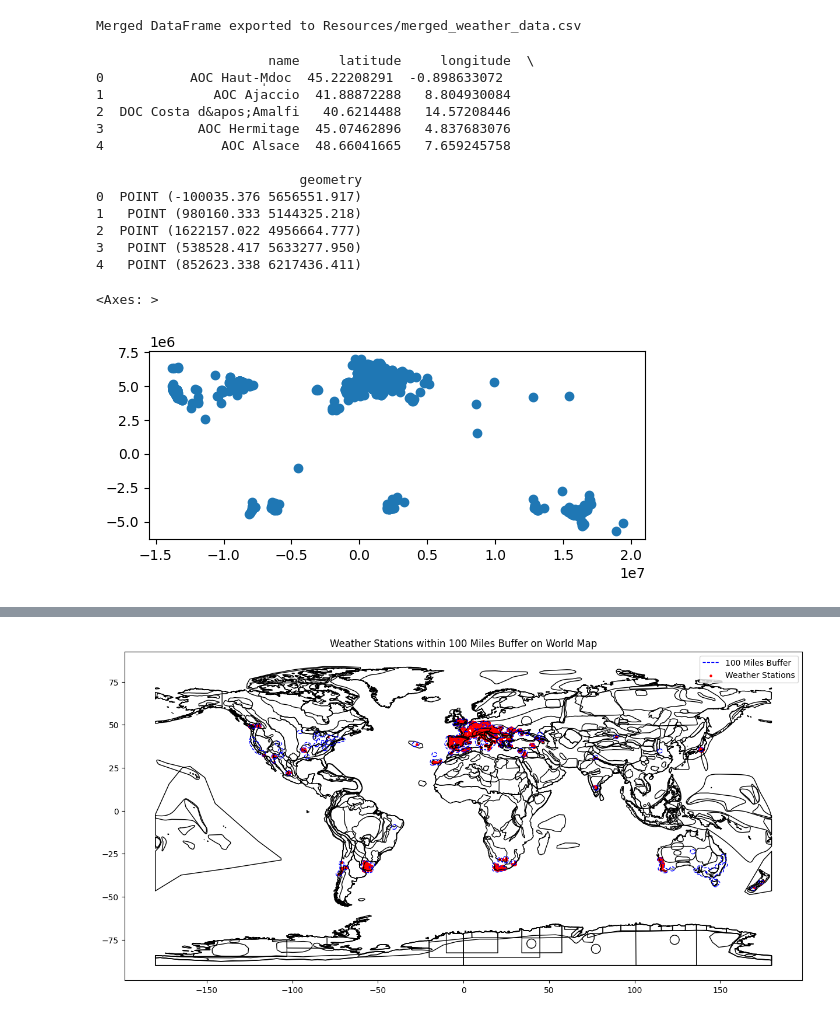
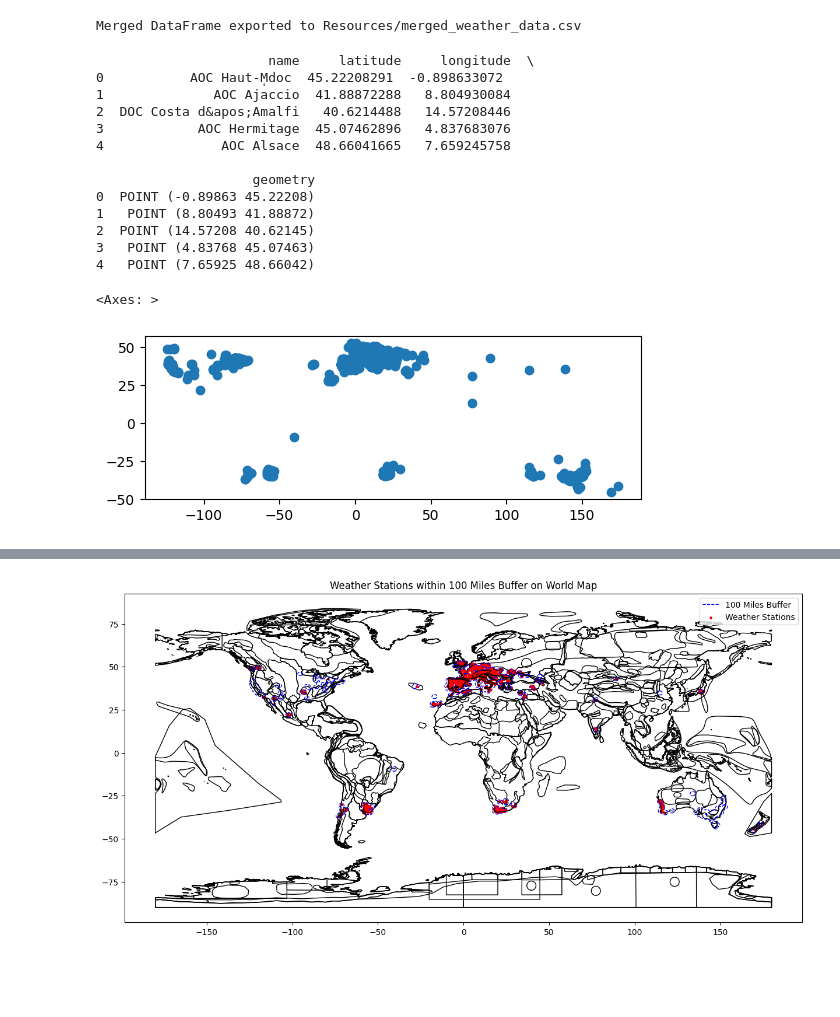
Before and after one commit to omomadcat/Viticulture, a Jupyter notebook: FindingStationsinWineRegions.ipynb, the cells around one changed output, grey strips where cells are left out. Drawn from its saved outputs; the diff is of its cells as text; code cells hidden in the pictures; blank space fills up the shorter version.

```diff
--- a/FindingStationsinWineRegions.ipynb
+++ b/FindingStationsinWineRegions.ipynb
@@ -139,36 +58,36 @@ Merged DataFrame exported to Resources/merged_weather_data.csv
 # %%
 import geopandas as gpd
 from shapely.geometry import Point
 from shapely.ops import unary_union
 
 # Load the shapefile
 shapefile_path = 'Resources/Shapefiles/GlobalVineyards.shp'
 gdf_shape = gpd.read_file(shapefile_path)
 
 # Ensure the shapefile uses the same coordinate system as the weather data
 gdf_shape = gdf_shape.to_crs(epsg=4326)
 
 # Display the first few rows of the GeoDataFrame
-print(gdf.head())
+print(gdf_shape.head())
 
 # Plot the shapefile
-gdf.plot()
+gdf_shape.plot()
 # %% [output]
                       name     latitude     longitude  \
 0           AOC Haut-M̩doc  45.22208291  -0.898633072
 1              AOC Ajaccio  41.88872288   8.804930084
 2  DOC Costa d&apos;Amalfi   40.6214488   14.57208446
 3            AOC Hermitage  45.07462896   4.837683076
 4               AOC Alsace  48.66041665   7.659245758
 
-                          geometry
-0  POINT (-100035.376 5656551.917)
-1   POINT (980160.333 5144325.218)
-2  POINT (1622157.022 4956664.777)
-3   POINT (538528.417 5633277.950)
-4   POINT (852623.338 6217436.411)
+                    geometry
+0  POINT (-0.89863 45.22208)
+1   POINT (8.80493 41.88872)
+2  POINT (14.57208 40.62145)
+3   POINT (4.83768 45.07463)
+4   POINT (7.65925 48.66042)
 <Axes: >
-[figure, old version]
+[figure, new version]
 # %%
 
 # Assuming 'merged_df' contains the weather station data with 'latitude' and 'longitude' columns
```
Also changed, not shown: parts of 11 cells of this notebook, 5 other files.
